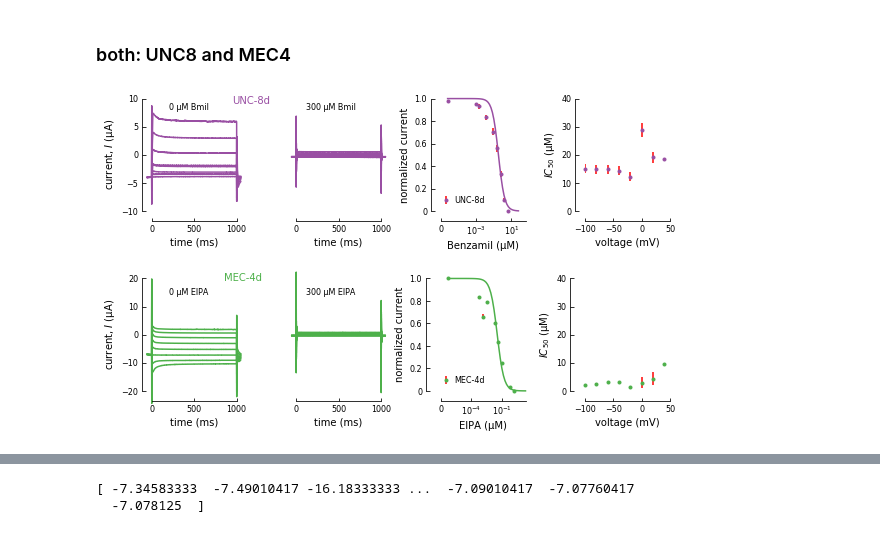
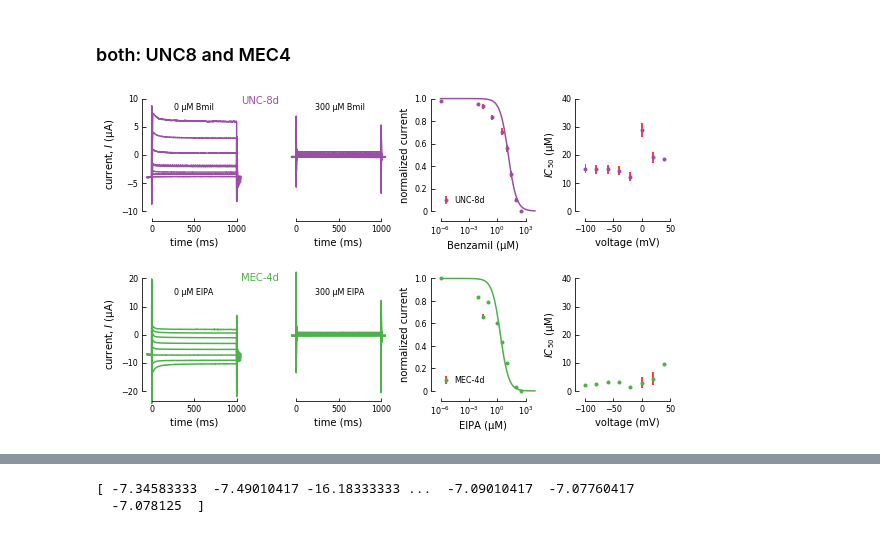
Before and after one commit to sfechner/JupyterNotebooksDEGENaCPharm, a Jupyter notebook: DoseResponseDATA.ipynb, the cells around one changed output, grey strips where cells are left out. Cells and saved outputs as stored; diff of their text form; code cells hidden in the pictures.

Commit message:
cirrect error in x axis dose response curves

```diff
--- a/DoseResponseDATA.ipynb
+++ b/DoseResponseDATA.ipynb
@@ -1996,7 +1992,7 @@ ax8 = plt.subplot(2,4,4)
 ##############
 ax1.set_ylim([-20, 20])
 ax1.set_xlim([0, 1000])
-ax1.text(200, 14, '0 µM EIPA', fontsize=AxisLegendSize)#numbers are the values on the axes
+ax1.text(260, 14, '0 µM EIPA', fontsize=AxisLegendSize)#numbers are the values on the axes
 # ax1.set_ylim([-150, 150])
 #ax1.set_xlim([300, 1400])
 ax1.spines['right'].set_visible(False)                                  # no spine at the right
@@ -2026,7 +2022,7 @@ ax1.tick_params(axis='both', which='major', labelsize=AxisTickLabelSize)
 ##### ax2
 ax2.set_ylim([-20, 20])
 ax2.set_xlim([0, 1000])
-ax2.text(120, 14,  '300 µM EIPA',fontsize=AxisLegendSize)
+ax2.text(220, 14,  '300 µM EIPA',fontsize=AxisLegendSize)
 # ax1.set_ylim([-150, 150])
 #ax1.set_xlim([300, 1400])
 ax2.spines['right'].set_visible(False)                                  # no spine at the right
@@ -2046,7 +2042,7 @@ ax2.set_ylabel('current (µA)',fontsize=AxisLabelSize)
 #ax2.xaxis.set_visible(False)
 ax2.spines['left'].set_visible(False)
 ax2.yaxis.set_visible(False)
-ax2.text(-850, 19, 'MEC-4d',color=colorsSINGLES[0],fontsize=AxisLabelSize)
+ax2.text(-650, 19, 'MEC-4d',color=colorsSINGLES[0],fontsize=AxisLabelSize)
 ax2.tick_params(axis='both', which='major', labelsize=AxisTickLabelSize)
 ############
 
@@ -2060,7 +2056,7 @@ ax2.tick_params(axis='both', which='major', labelsize=AxisTickLabelSize)
 ##### ax3
 ax5.set_ylim([-10, 10])
 ax5.set_xlim([0, 1000])
-ax5.text(200, 8, '0 µM Bmil', fontsize=AxisLegendSize)
+ax5.text(260, 8, '0 µM Bmil', fontsize=AxisLegendSize)
 #ax1.set_xlim([300, 1400])
 ax5.spines['right'].set_visible(False)                                  # no spine at the right
 ax5.spines['top'].set_visible(False)                                     # no spine at the top
@@ -2081,7 +2077,7 @@ ax5.tick_params(axis='both', which='major', labelsize=AxisTickLabelSize)
 ##### ax2
 ax6.set_ylim([-10, +10])
 ax6.set_xlim([0, 1000])
-ax6.text(120, 8,  '300 µM Bmil', fontsize=AxisLegendSize)
+ax6.text(220, 8,  '300 µM Bmil', fontsize=AxisLegendSize)
 # ax1.set_ylim([-150, 150])
 #ax1.set_xlim([300, 1400])
 ax6.spines['right'].set_visible(False)                                  # no spine at the right
@@ -2101,7 +2097,7 @@ ax6.set_ylabel('current, $\it{I}$ (µA)',fontsize=AxisLabelSize)
 #ax4.xaxis.set_visible(False)
 ax6.spines['left'].set_visible(False)
 ax6.yaxis.set_visible(False)
-ax6.text(-750, 9, 'UNC-8d',color = colorsSINGLES[1],fontsize=AxisLabelSize)
+ax6.text(-650, 9, 'UNC-8d',color = colorsSINGLES[1],fontsize=AxisLabelSize)
 ax6.tick_params(axis='both', which='major', labelsize=AxisTickLabelSize)
 
 
@@ -2110,14 +2106,14 @@ ax6.tick_params(axis='both', which='major', labelsize=AxisTickLabelSize)
 #add Data and error bars
 ax3.errorbar(mg419_EIPA_Min60['concMicroMolar'],mg419_EIPA_Min60['Avg-mg419-EIPA-Min60'], yerr=mg419_EIPA_Min60['SEM-mg419-EIPA-Min60'], fmt='o', color = colorsSINGLES[0], label = 'MEC-4d',markersize=SizeOfMarker,ecolor=ErrorColor,
              clip_on=False)
-ax3.set_xlim([0.0000001, 10000])
+ax3.set_xlim([0.000001, 1000])
 ax3.set_ylim([0, 1])
 #spines
 ax3.spines['right'].set_visible(False)
 ax3.spines['top'].set_visible(False)
 ax3.yaxis.set_ticks_position('left')                                     # ticks at the left
 ax3.xaxis.set_ticks_position('bottom')                                 # no spine at the right
-ax3.spines['left'].set_position(('outward',15))                           # a spine at the left that is put a little aside
+ax3.spines['left'].set_position(('outward',10))                           # a spine at the left that is put a little aside
 ax3.spines['bottom'].set_position(('outward',10))
 ax3.spines['top'].set_position(('axes',5))
 ax3.get_yaxis().set_tick_params(direction='in')
@@ -2155,7 +2151,7 @@ ax4.spines['right'].set_visible(False)
 ax4.spines['top'].set_visible(False)
 ax4.yaxis.set_ticks_position('left')                                     # ticks at the left
 ax4.xaxis.set_ticks_position('bottom')                                 # no spine at the right
-ax4.spines['left'].set_position(('outward',15))                           # a spine at the left that is put a little aside
+ax4.spines['left'].set_position(('outward',10))                           # a spine at the left that is put a little aside
 ax4.spines['bottom'].set_position(('outward',10))
 ax4.spines['top'].set_position(('axes',5))
 ax4.get_yaxis().set_tick_params(direction='in')
@@ -2165,12 +2161,11 @@ ax4.set_ylabel('$\it{IC}$$_{50}$ (µM)',fontsize=AxisLabelSize)
 ax4.tick_params(axis='both', which='major', labelsize=AxisTickLabelSize)
 #ax4.set_xticks([-100,-50,0,50,75])
 
-####
 
 #### plot 5
 ax7.errorbar(pTL69_Bmil_Min60['concMicroMolar'],pTL69_Bmil_Min60['Avg-pTL69-Bmil-Min60'], yerr=pTL69_Bmil_Min60['SEM-pTL69-Bmil-Min60'], fmt='o', color = colorsSINGLES[1], label = 'UNC-8d',markersize=SizeOfMarker,ecolor=ErrorColor,clip_on=False)
 
-ax7.set_xlim([0.0000001, 100000])
+ax7.set_xlim([0.000001, 1000])
 ax7.set_ylim([0, 1])
 #spines
 ax7.spines['right'].set_visible(False)
@@ -2200,15 +2195,16 @@ labels = [l.get_text() for l in ax3.get_yticklabels()]
 labels[0] = '0'
 ax3.set_yticklabels(labels)
 
-plt.draw()      # Note, this line is important
-labels = [l.get_text() for l in ax7.get_xticklabels()]
-labels[1] = '0'
-ax7.set_xticklabels(labels)
+# plt.draw()      # Note, this line is important
+# labels = [l.get_text() for l in ax7.get_xticklabels()]
+# #labels[1] = '0'
+# print(labels)
+# ax7.set_xticklabels(labels)
 
-plt.draw()      # Note, this line is important
-labels = [l.get_text() for l in ax3.get_xticklabels()]
-labels[1] = '0'
-ax3.set_xticklabels(labels)
+# plt.draw()      # Note, this line is important
+# labels = [l.get_text() for l in ax3.get_xticklabels()]
+# labels[1] = '0'
+# ax3.set_xticklabels(labels)
 
 
 
@@ -2231,8 +2227,6 @@ ax8.set_xlabel('voltage (mV)',fontsize=AxisLabelSize)
 ax8.set_ylabel('$\it{IC}$$_{50}$ (µM)',fontsize=AxisLabelSize)
 ax8.tick_params(axis='both', which='major', labelsize=AxisTickLabelSize)
 
-
-plt.gcf().subplots_adjust(bottom=0.3, left=0.1,hspace=0.6, wspace=0.7)
 
 
 
@@ -2240,31 +2234,33 @@ plt.gcf().subplots_adjust(bottom=0.3, left=0.1,hspace=0.6, wspace=0.7)
 #### add Hill Equations to plot
 #def func(x, Imax, n, Km): # Hill sigmoidal equation from zunzun.com
 def Hill(x, Imax, n, Km):
     return  Imax * np.power(x, n) / (np.power(Km, n) + np.power(x, n))
 
 #HILLBLOCK
 def Hillblock(xb, Imaxb, nb, Kmb):
     return  Imaxb * np.power(Kmb, nb) / (np.power(Kmb, nb) + np.power(xb, nb))
 
 xModel = np.logspace(-6, 4) #same for all
 
 #### Mean Hill values calulated at -60 mV
 MeanHillmg419EIPA = np.array([1,  1, KmEIPAmg419['mg419-Mean-Km-EIPA'][0]]) # [n,Imax,Km]
 y_mg419EIPA = Hillblock(xModel, *MeanHillmg419EIPA) #use fittedParameters or initialParameters(or others preciously calculated)
 ####
 
 MeanHillpTL69Bmil = np.array([1,  1, KmBmilpTL69['pTL69-Mean-Km-Bmil'][0]]) # [n,Imax,Km]
 y_pTL69Bmil = Hillblock(xModel, *MeanHillpTL69Bmil) #use fittedParameters or initialParameters(or others preciously calculated)
 ####
 
 
 ### Individual curves
 ax3.plot(xModel, y_mg419EIPA, color = colorsSINGLES[0],clip_on=False)
 
 ax7.plot(xModel, y_pTL69Bmil, color = colorsSINGLES[1],clip_on=False)
 
 
+plt.gcf().subplots_adjust(bottom=0.3, left=0.1,hspace=0.6, wspace=0.7)
+
 
 plt.savefig(filedirManuscript+"FigX-Supplementary"+'.pdf')
 # %% [output]
-[figure, old version]
+[figure, new version]
```
Also changed, not shown: parts of 9 cells of this notebook, 2 other files.
